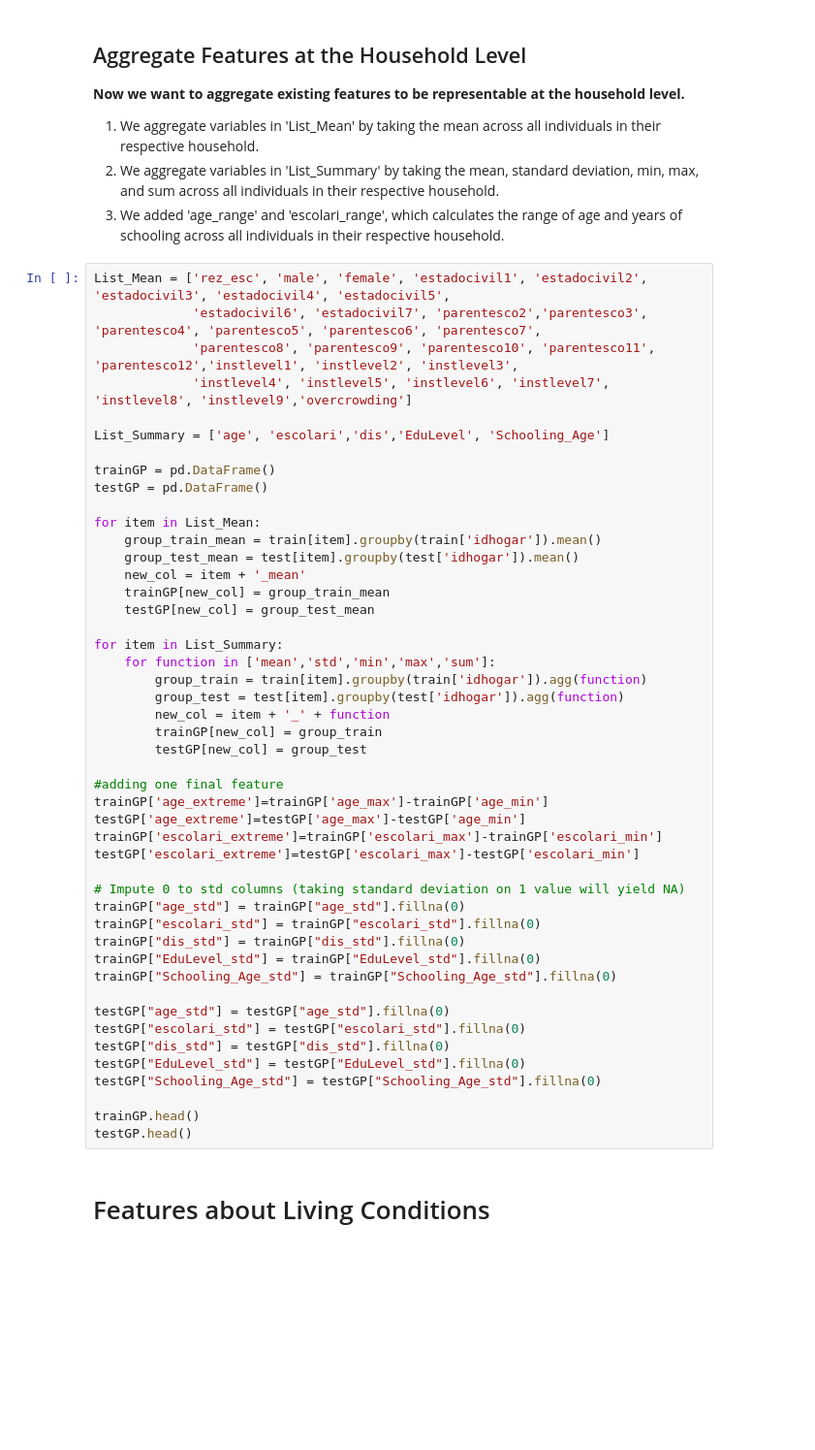
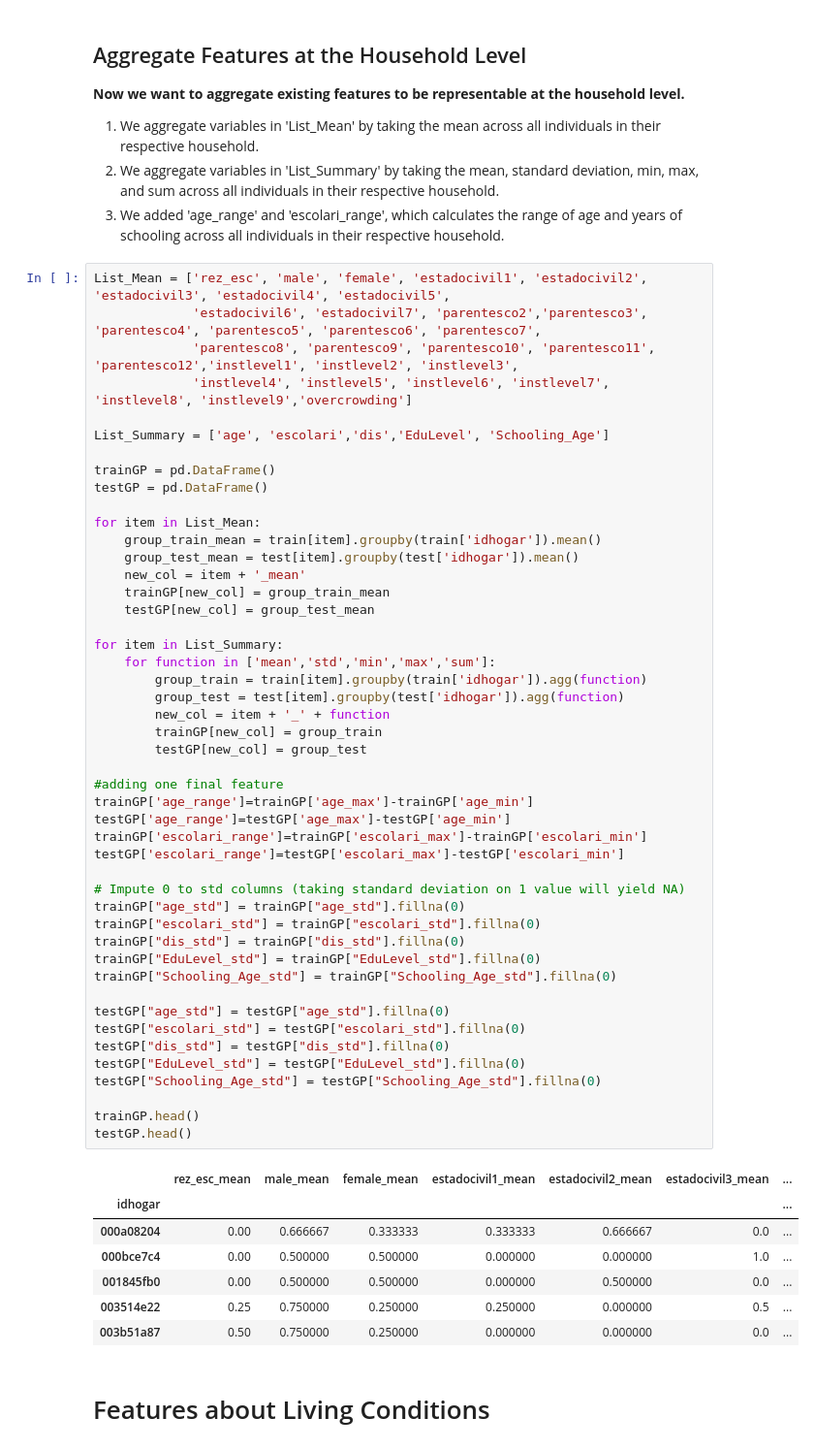
Before and after one commit to junyitt/CostaRica7003, a Jupyter notebook: EnJun/DataAnalyticsProject.ipynb, the cells around one changed output. Shown: that part at 97% size. Drawn from its saved outputs; the diff is of its cells as text; blank space fills up the shorter version.

```diff
--- a/EnJun/DataAnalyticsProject.ipynb
+++ b/EnJun/DataAnalyticsProject.ipynb
@@ -609,36 +717,44 @@ for item in List_Mean:
     group_test_mean = test[item].groupby(test['idhogar']).mean()
     new_col = item + '_mean'
     trainGP[new_col] = group_train_mean
     testGP[new_col] = group_test_mean
 
 for item in List_Summary:
     for function in ['mean','std','min','max','sum']:
         group_train = train[item].groupby(train['idhogar']).agg(function)
         group_test = test[item].groupby(test['idhogar']).agg(function)
         new_col = item + '_' + function
         trainGP[new_col] = group_train
         testGP[new_col] = group_test
 
 #adding one final feature
-trainGP['age_extreme']=trainGP['age_max']-trainGP['age_min']
-testGP['age_extreme']=testGP['age_max']-testGP['age_min']
-trainGP['escolari_extreme']=trainGP['escolari_max']-trainGP['escolari_min']
-testGP['escolari_extreme']=testGP['escolari_max']-testGP['escolari_min']
+trainGP['age_range']=trainGP['age_max']-trainGP['age_min']
+testGP['age_range']=testGP['age_max']-testGP['age_min']
+trainGP['escolari_range']=trainGP['escolari_max']-trainGP['escolari_min']
+testGP['escolari_range']=testGP['escolari_max']-testGP['escolari_min']
 
 # Impute 0 to std columns (taking standard deviation on 1 value will yield NA)
 trainGP["age_std"] = trainGP["age_std"].fillna(0)
 trainGP["escolari_std"] = trainGP["escolari_std"].fillna(0)
 trainGP["dis_std"] = trainGP["dis_std"].fillna(0)
 trainGP["EduLevel_std"] = trainGP["EduLevel_std"].fillna(0)
 trainGP["Schooling_Age_std"] = trainGP["Schooling_Age_std"].fillna(0)
 
 testGP["age_std"] = testGP["age_std"].fillna(0)
 testGP["escolari_std"] = testGP["escolari_std"].fillna(0)
 testGP["dis_std"] = testGP["dis_std"].fillna(0)
 testGP["EduLevel_std"] = testGP["EduLevel_std"].fillna(0)
 testGP["Schooling_Age_std"] = testGP["Schooling_Age_std"].fillna(0)
 
 trainGP.head()
 testGP.head()
+# %% [output]
+|  | rez_esc_mean | male_mean | female_mean | estadocivil1_mean | estadocivil2_mean | estadocivil3_mean | ... |
+| idhogar |  |  |  |  |  |  | ... |
+| 000a08204 | 0.00 | 0.666667 | 0.333333 | 0.333333 | 0.666667 | 0.0 | ... |
+| 000bce7c4 | 0.00 | 0.500000 | 0.500000 | 0.000000 | 0.000000 | 1.0 | ... |
+| 001845fb0 | 0.00 | 0.500000 | 0.500000 | 0.000000 | 0.500000 | 0.0 | ... |
+| 003514e22 | 0.25 | 0.750000 | 0.250000 | 0.250000 | 0.000000 | 0.5 | ... |
+| 003b51a87 | 0.50 | 0.750000 | 0.250000 | 0.000000 | 0.000000 | 0.0 | ... |
 # %% [markdown]
 # Features about Living Conditions
```
Also changed, not shown: parts of 62 cells of this notebook.
